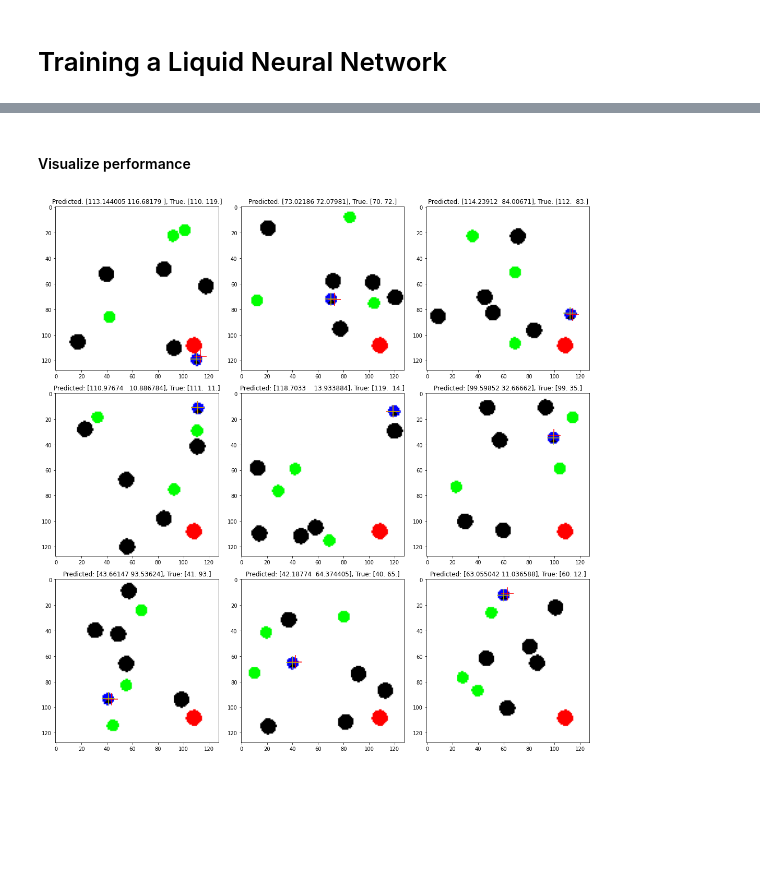
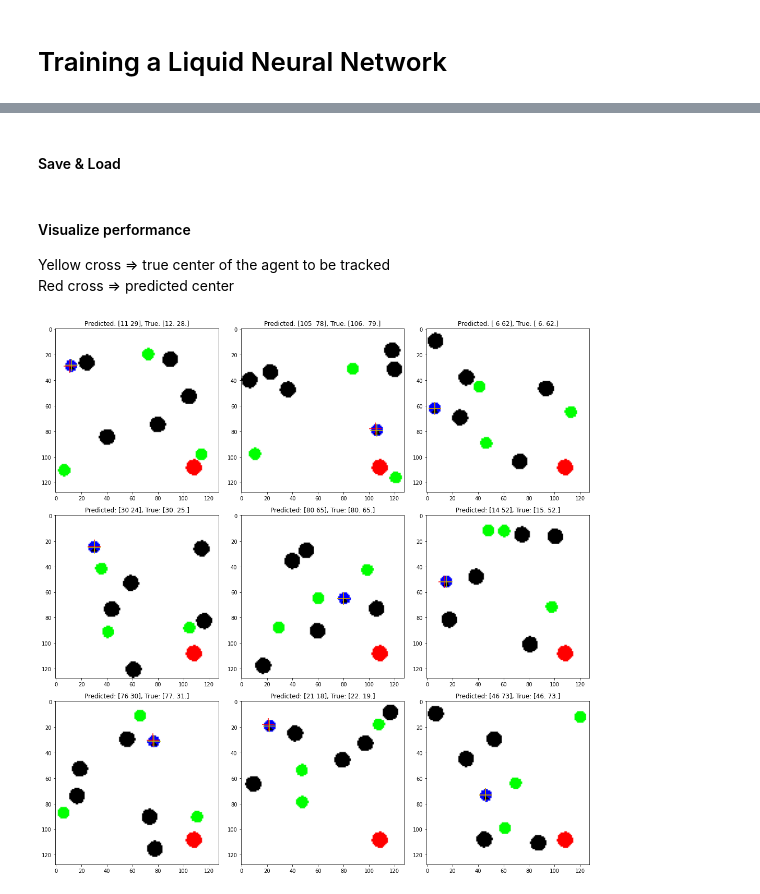
Before and after one commit to FelixWaiblinger/tum-adlr-15, a Jupyter notebook: lnn_object_detection.ipynb, the cells around one changed output, grey strips where cells are left out. Drawn from its saved outputs; the diff is of its cells as text; code cells hidden in the pictures; blank space fills up the shorter version.

```diff
--- a/lnn_object_detection.ipynb
+++ b/lnn_object_detection.ipynb
@@ -17,7 +18,7 @@ from utils.config import AE_CONFIG
 # %%
 IMAGE_PATH = "./state_representation/reset_image_data_agent"
 LABEL_PATH = "./state_representation/reset_label_data_agent"
-BATCH_SIZE = 16
+BATCH_SIZE = 32
 # %% [markdown]
 #### Record images of the environment including agent, target and static / dynamic obstacles
 # %%
@@ -36,18 +33,18 @@ dataset = ImageDataset(IMAGE_PATH, LABEL_PATH, transform=transform)
 
 NOTE: This will override existing ones!
 # %%
-labels = []
+# labels = []
 
-blue = torch.tensor([0., 0., 1.])
-for image in dataset:
-    agent = []
-    for i, h in enumerate(image):
-        for j, w in enumerate(h):
-            if w.equal(blue):
-                agent.append((i, j))
+# blue = torch.tensor([0., 0., 1.])
+# for image in dataset:
+#     agent = []
+#     for i, h in enumerate(image):
+#         for j, w in enumerate(h):
+#             if w.equal(blue):
+#                 agent.append((i, j))
 
-    center = np.round(np.array(agent).mean(axis=0)).astype(int)
-    labels.append(center)
+#     center = np.round(np.array(agent).mean(axis=0)).astype(int)
+#     labels.append(center)
 
-labels = torch.tensor(np.array(labels))
-torch.save(labels, LABEL_PATH + ".pt")
+# labels = torch.tensor(np.array(labels))
+# torch.save(labels, LABEL_PATH + ".pt")
@@ -69,9 +64,11 @@ train_loader = DataLoader(
 val_loader = DataLoader(
     Subset(dataset, val_idx),
     batch_size=BATCH_SIZE,
-    # shuffle=True,
     num_workers=4
 )
+
+n_train = len(train_loader.dataset)
+n_val = len(val_loader.dataset)
 # %% [output]
 Image shape: torch.Size([10000, 3, 128, 128])
 Label shape: torch.Size([10000, 2])
@@ -161,2 +135,4 @@ LOCAL_RANK: 0 - CUDA_VISIBLE_DEVICES: [0]
-# %% [markdown]
-#### Visualize performance
+# %%
+train(model, 20, train_loader, val_loader)
+# %% [markdown]
+#### Save & Load
@@ -163,22 +144,29 @@ LOCAL_RANK: 0 - CUDA_VISIBLE_DEVICES: [0]
+# %% [markdown]
+#### Visualize performance
+
+Yellow cross => true center of the agent to be tracked
+Red cross => predicted center
 # %%
 fig, ax = plt.subplots(3, 3, figsize=(15, 15))
-for pos, i in enumerate(np.random.randint(0, 10000, size=9, dtype=int)):
-    sample = dataset[i][0].unsqueeze(0)
-    label = dataset[i][1]
-    prediction = model.forward(sample)
-    prediction = prediction[0].detach().numpy()[0]
+for pos, i in enumerate(np.random.randint(0, n_val, size=9, dtype=int)):
+    sample = val_loader.dataset[i][0].unsqueeze(0)
+    label = val_loader.dataset[i][1]
+
+    with torch.no_grad():
+        prediction = model.forward(sample.to(model.device))
+        prediction = prediction[0].cpu().detach().numpy().astype(int)[0]
 
     ax[pos % 3][pos // 3].axes.imshow(sample[0].numpy().transpose(1, 2, 0))
     ax[pos % 3][pos // 3].set_title(f"Predicted: {prediction}, True: {label.numpy()}")
     # cross-hair on predicted position
     x, y = prediction
     ax[pos % 3][pos // 3].axes.vlines(x, y-5, y+5, color="r")
     ax[pos % 3][pos // 3].axes.hlines(y, x-5, x+5, color="r")
     # cross-hair on true positon
     x, y = label
     ax[pos % 3][pos // 3].axes.vlines(x, y-5, y+5, color="y")
     ax[pos % 3][pos // 3].axes.hlines(y, x-5, x+5, color="y")
 plt.tight_layout()
 plt.show()
 # %% [output]
-[figure, old version]
+[figure, new version]
```
Also changed, not shown: parts of 11 cells of this notebook, 8 other files.
